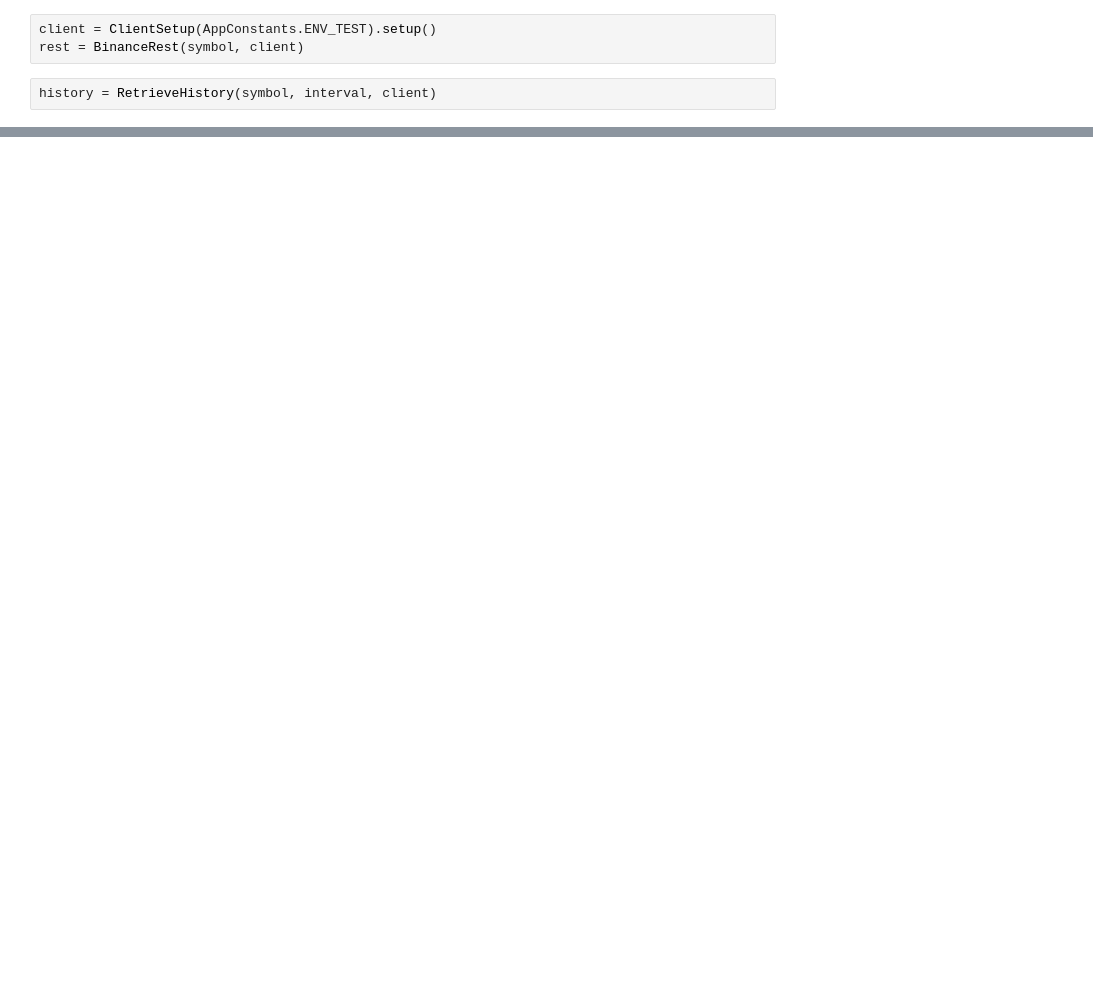
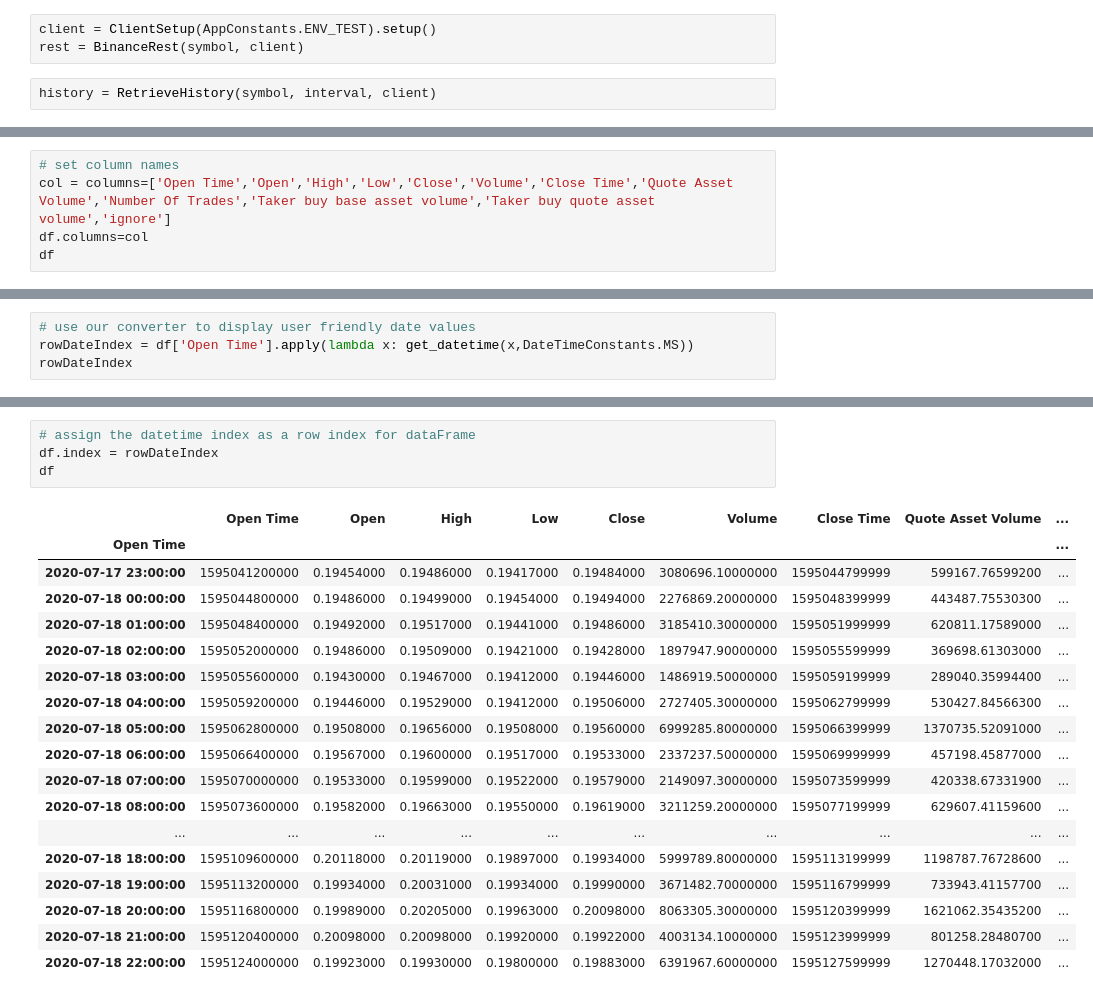
Before and after one commit to afarmani/TradingSupport, a Jupyter notebook: python-client/jupyter/strategyBasics.ipynb, the cells around one changed output, grey strips where cells are left out. Cells and saved outputs as stored; diff of their text form; blank space fills up the shorter version.

```diff
--- a/python-client/jupyter/strategyBasics.ipynb
+++ b/python-client/jupyter/strategyBasics.ipynb
@@ -33,0 +44,5 @@ ValueError: x and y must have same first dimension, but have shapes (100,) and (
+# %%
+# set column names
+col = columns=['Open Time','Open','High','Low','Close','Volume','Close Time','Quote Asset Volume','Number Of Trades','Taker buy base asset volume','Taker buy quote asset volume','ignore']
+df.columns=col
+df
@@ -33,0 +92,4 @@ ValueError: x and y must have same first dimension, but have shapes (100,) and (
+# %%
+# use our converter to display user friendly date values
+rowDateIndex = df['Open Time'].apply(lambda x: get_datetime(x,DateTimeConstants.MS))
+rowDateIndex
@@ -33,0 +114,23 @@ ValueError: x and y must have same first dimension, but have shapes (100,) and (
+# %%
+# assign the datetime index as a row index for dataFrame
+df.index = rowDateIndex
+df
+# %% [output]
+|  | Open Time | Open | High | Low | Close | Volume | Close Time | Quote Asset Volume | ... |
+| Open Time |  |  |  |  |  |  |  |  | ... |
+| 2020-07-17 23:00:00 | 1595041200000 | 0.19454000 | 0.19486000 | 0.19417000 | 0.19484000 | 3080696.10000000 | 1595044799999 | 599167.76599200 | ... |
+| 2020-07-18 00:00:00 | 1595044800000 | 0.19486000 | 0.19499000 | 0.19454000 | 0.19494000 | 2276869.20000000 | 1595048399999 | 443487.75530300 | ... |
+| 2020-07-18 01:00:00 | 1595048400000 | 0.19492000 | 0.19517000 | 0.19441000 | 0.19486000 | 3185410.30000000 | 1595051999999 | 620811.17589000 | ... |
+| 2020-07-18 02:00:00 | 1595052000000 | 0.19486000 | 0.19509000 | 0.19421000 | 0.19428000 | 1897947.90000000 | 1595055599999 | 369698.61303000 | ... |
+| 2020-07-18 03:00:00 | 1595055600000 | 0.19430000 | 0.19467000 | 0.19412000 | 0.19446000 | 1486919.50000000 | 1595059199999 | 289040.35994400 | ... |
+| 2020-07-18 04:00:00 | 1595059200000 | 0.19446000 | 0.19529000 | 0.19412000 | 0.19506000 | 2727405.30000000 | 1595062799999 | 530427.84566300 | ... |
+| 2020-07-18 05:00:00 | 1595062800000 | 0.19508000 | 0.19656000 | 0.19508000 | 0.19560000 | 6999285.80000000 | 1595066399999 | 1370735.52091000 | ... |
+| 2020-07-18 06:00:00 | 1595066400000 | 0.19567000 | 0.19600000 | 0.19517000 | 0.19533000 | 2337237.50000000 | 1595069999999 | 457198.45877000 | ... |
+| 2020-07-18 07:00:00 | 1595070000000 | 0.19533000 | 0.19599000 | 0.19522000 | 0.19579000 | 2149097.30000000 | 1595073599999 | 420338.67331900 | ... |
+| 2020-07-18 08:00:00 | 1595073600000 | 0.19582000 | 0.19663000 | 0.19550000 | 0.19619000 | 3211259.20000000 | 1595077199999 | 629607.41159600 | ... |
+| ... | ... | ... | ... | ... | ... | ... | ... | ... | ... |
+| 2020-07-18 18:00:00 | 1595109600000 | 0.20118000 | 0.20119000 | 0.19897000 | 0.19934000 | 5999789.80000000 | 1595113199999 | 1198787.76728600 | ... |
+| 2020-07-18 19:00:00 | 1595113200000 | 0.19934000 | 0.20031000 | 0.19934000 | 0.19990000 | 3671482.70000000 | 1595116799999 | 733943.41157700 | ... |
+| 2020-07-18 20:00:00 | 1595116800000 | 0.19989000 | 0.20205000 | 0.19963000 | 0.20098000 | 8063305.30000000 | 1595120399999 | 1621062.35435200 | ... |
+| 2020-07-18 21:00:00 | 1595120400000 | 0.20098000 | 0.20098000 | 0.19920000 | 0.19922000 | 4003134.10000000 | 1595123999999 | 801258.28480700 | ... |
+| 2020-07-18 22:00:00 | 1595124000000 | 0.19923000 | 0.19930000 | 0.19800000 | 0.19883000 | 6391967.60000000 | 1595127599999 | 1270448.17032000 | ... |
```
Also changed, not shown: parts of 24 cells of this notebook, 9 other files.
